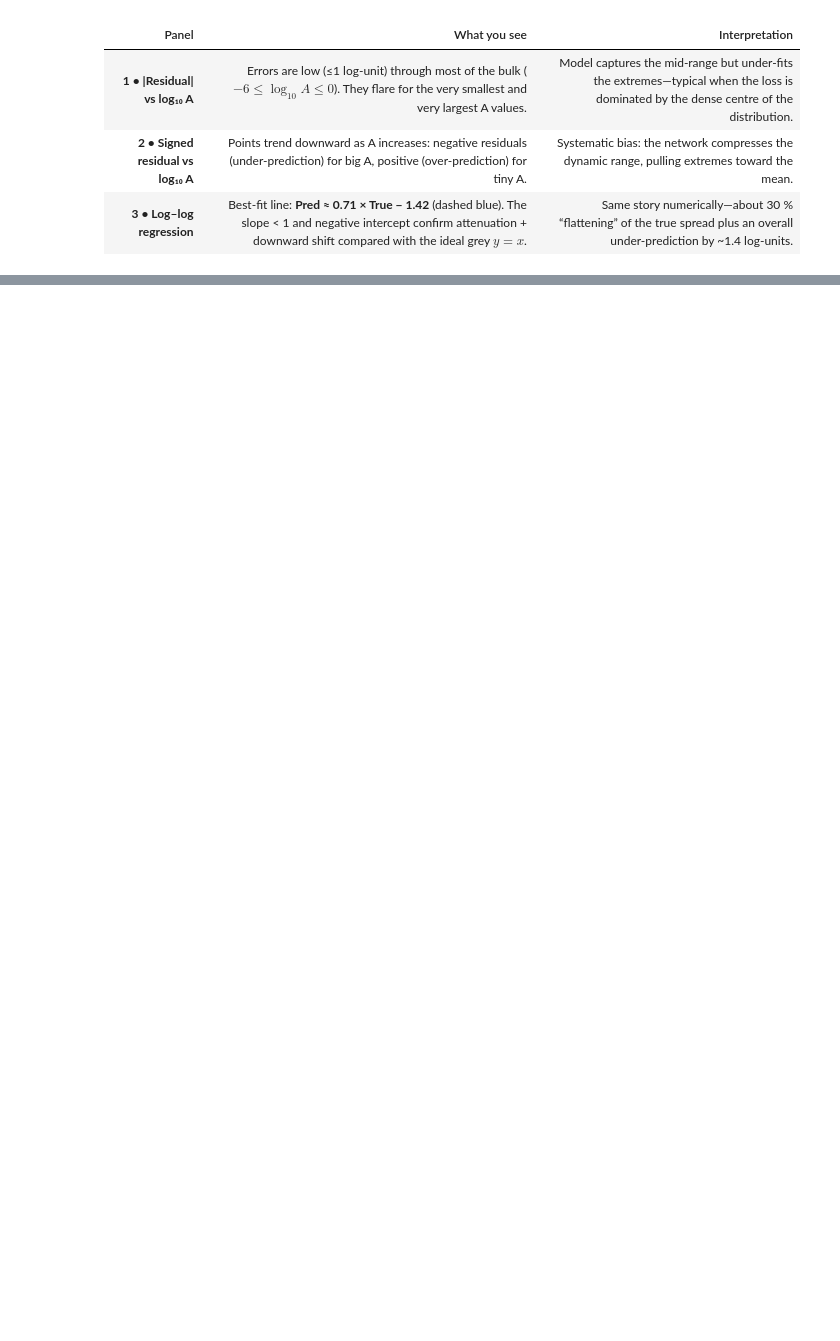
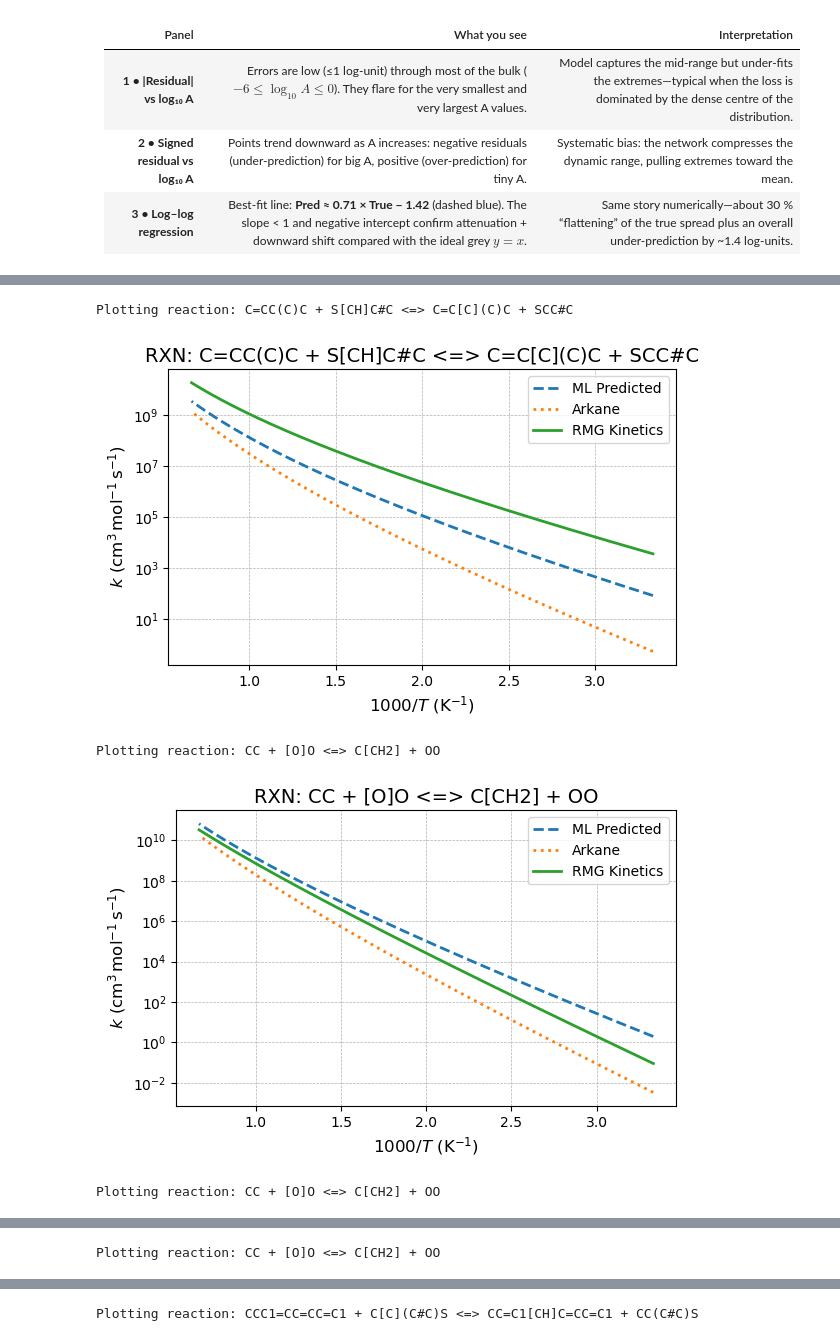
Before and after one commit to calvinp0/vibne_cmpnn, a Jupyter notebook: multi_cmpnn_ARRHENIUS.ipynb, the cells around one changed output, grey strips where cells are left out. Cells and saved outputs as stored; diff of their text form; code cells hidden in the pictures; blank space fills up the shorter version.

```diff
--- a/multi_cmpnn_ARRHENIUS.ipynb
+++ b/multi_cmpnn_ARRHENIUS.ipynb
@@ -532,0 +722,78 @@ plt.show()
+# %%
+# Now we need to select 3 random rows from preds_df and trues_df
+random_rows = preds_df.sample(n=4, random_state=42)
+# %%
+R = 8.314462618
+T = np.linspace(300.0, 1500.0, 250)
+def k_arr(A_cm, n, Ea_kJ, order, degeneracy=1):
+    """
+    Return k(T) in SI units.
+    A_cm is in the native RMG units:
+        s-1  | cm3/mol/s | cm6/mol2/s   for order 1/2/3 respectively.
+    """
+    if order == 2:
+        A_si = A_cm * 1e-6 * degeneracy
+    elif order == 3:
+        A_si = A_cm * 1e-12 * degeneracy
+    else:
+        A_si = A_cm * degeneracy               # s-1 already SI
+    return A_si * (T**n) * np.exp(-Ea_kJ*1e3/(R*T))
+# %%
+# With the random rows, we now plot the pred_df vs trues_df vs kinetics_rmg_df - they are all connected by rxn_id
+smiles = pd.read_csv("/home/calvin/code/chemprop_phd_customised/habnet/data/preprocessing/ordered_reactions_data/ordered_habstraction_smiles.csv")
+smiles.drop_duplicates(subset=['rxn'], inplace=True)
+import matplotlib.pyplot as plt
+# Merge the DataFrames on rxn_id
+
+merged_df = pd.merge(preds_df, trues_df, on='rxn_id', suffixes=('_pred', '_true'))
+merged_df = pd.merge(merged_df, kinetics_rmg_df, on='rxn_id', how='left')
+# Select the random rows
+# If `random_rows` had more than three, pick any three rxn_ids:
+# 1) If random_rows had more than three rxn_id’s, sample exactly three:
+selected_rxns = random_rows['rxn_id'].sample(4, random_state=0).tolist()
+
+# 2) Build a DataFrame containing just those three:
+three_df = merged_df[merged_df['rxn_id'].isin(selected_rxns)].reset_index(drop=True)
+
+# 3) Loop over those three and make one figure per reaction:
+for _, row in three_df.iterrows():
+    rxn_id = row['rxn_id']
+
+    A_pred, n_pred, Ea_pred = row['A_pred'], row['n_pred'], row['Ea_pred']
+    A_true, n_true, Ea_true = row['A_true'], row['n_true'], row['Ea_true']
+
+    kin_row    = kinetics_rmg_df.loc[kinetics_rmg_df['rxn_id'] == rxn_id].iloc[0]
+    A_kin, n_kin, Ea_kin = kin_row['A'], kin_row['n'], kin_row['Ea']
+
+    # Compute k(T) on the same T array you already defined
+    k_pred = k_arr(A_pred, n_pred, Ea_pred, order=1)
+    k_true = k_arr(A_true, n_true, Ea_true, order=1)
+    k_kin  = k_arr(A_kin, n_kin, Ea_kin, order=1)
+
+    # Prepare the Arrhenius‐style x‐axis: 1000/T
+    invT = 1000.0 / T
+
+    # Make the title from the smiles datafram via rxn_id and creating a str from the columns r1h + r2 <=> r1 + r2h
+    smiles_row = smiles[smiles['rxn'] == rxn_id].iloc[0]
+    title_str = f"{smiles_row['r1h']} + {smiles_row['r2']} <=> {smiles_row['r1']} + {smiles_row['r2h']}"
+    print(f"Plotting reaction: {title_str}")
+    # 4) Make one figure per reaction:
+    plt.figure(figsize=(6, 4))
+    plt.plot(invT, k_pred, '--', linewidth=2, label='ML Predicted')
+    plt.plot(invT, k_true, ':', linewidth=2, label='Arkane')
+    plt.plot(invT, k_kin,  '-', linewidth=2, label='RMG Kinetics')
+
+    plt.yscale('log')
+    plt.xlabel(r'$1000/T\ (\text{K}^{-1})$', fontsize=12)
+    plt.ylabel(r'$k\ (\mathrm{cm}^3\,\mathrm{mol}^{-1}\,\mathrm{s}^{-1})$', fontsize=12)
+    plt.title(f'RXN: {title_str}', fontsize=14)
+    plt.grid(True, linestyle='--', linewidth=0.5)
+    plt.legend(fontsize=10, loc='upper right')
+    plt.tight_layout()
+    plt.show()
+# %% [output]
+Plotting reaction: C=CC(C)C + S[CH]C#C <=> C=C[C](C)C + SCC#C
+[figure, added]
+Plotting reaction: CC + [O]O <=> C[CH2] + OO
+[figure, added]
+Plotting reaction: CC + [O]O <=> C[CH2] + OO
@@ -532,0 +801 @@ plt.show()
+Plotting reaction: CC + [O]O <=> C[CH2] + OO
@@ -532,0 +803 @@ plt.show()
+Plotting reaction: CCC1=CC=CC=C1 + C[C](C#C)S <=> CC=C1[CH]C=CC=C1 + CC(C#C)S
```
Also changed, not shown: parts of 39 cells of this notebook, 17 other files.
